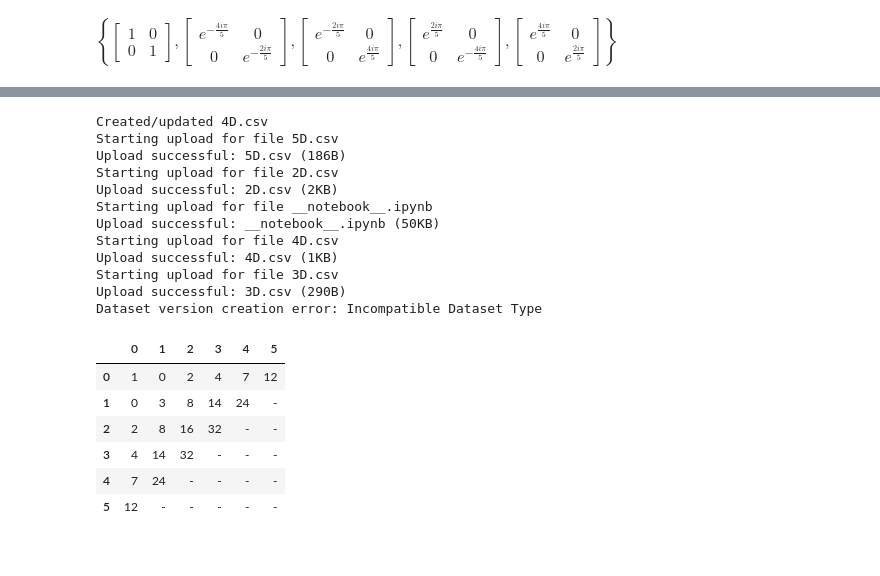
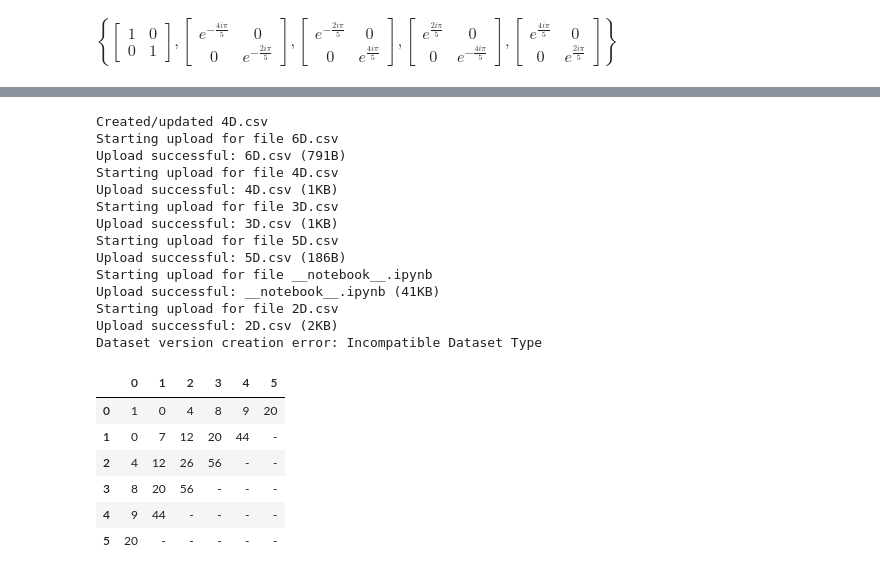
Before and after one commit to tkiran27/Harmonic_Bases_and_Degeneracy_Tables, a Jupyter notebook: harmonic-invariant-basis.ipynb, the cells around one changed output, grey strips where cells are left out. Saved outputs shown, nothing was run; the diff lists cells and outputs as text; code cells hidden in the pictures.

```diff
--- a/harmonic-invariant-basis.ipynb
+++ b/harmonic-invariant-basis.ipynb
@@ -417,27 +388,25 @@ Dataset version creation error: Incompatible Dataset Type
-# %%
-K=Matrix([[1,0,0,0],
-         [0,I,0,0],
-         [0,0,-1,0],
-         [0,0,0,-I]])
-lens_table(5,[1,2,3,4],5)
-# %% [output]
-Created/updated 4D.csv
-Starting upload for file 5D.csv
-Upload successful: 5D.csv (186B)
-Starting upload for file 2D.csv
-Upload successful: 2D.csv (2KB)
-Starting upload for file __notebook__.ipynb
-Upload successful: __notebook__.ipynb (50KB)
-Starting upload for file 4D.csv
-Upload successful: 4D.csv (1KB)
-Starting upload for file 3D.csv
-Upload successful: 3D.csv (290B)
-Dataset version creation error: Incompatible Dataset Type
-|  | 0 | 1 | 2 | 3 | 4 | 5 |
-| 0 | 1 | 0 | 2 | 4 | 7 | 12 |
-| 1 | 0 | 3 | 8 | 14 | 24 | - |
-| 2 | 2 | 8 | 16 | 32 | - | - |
-| 3 | 4 | 14 | 32 | - | - | - |
-| 4 | 7 | 24 | - | - | - | - |
-| 5 | 12 | - | - | - | - | - |
+# %%
+lens_table(3,[1,-1,1,-1],5)
+# %% [output]
+Created/updated 4D.csv
+Starting upload for file 6D.csv
+Upload successful: 6D.csv (791B)
+Starting upload for file 4D.csv
+Upload successful: 4D.csv (1KB)
+Starting upload for file 3D.csv
+Upload successful: 3D.csv (1KB)
+Starting upload for file 5D.csv
+Upload successful: 5D.csv (186B)
+Starting upload for file __notebook__.ipynb
+Upload successful: __notebook__.ipynb (41KB)
+Starting upload for file 2D.csv
+Upload successful: 2D.csv (2KB)
+Dataset version creation error: Incompatible Dataset Type
+|  | 0 | 1 | 2 | 3 | 4 | 5 |
+| 0 | 1 | 0 | 4 | 8 | 9 | 20 |
+| 1 | 0 | 7 | 12 | 20 | 44 | - |
+| 2 | 4 | 12 | 26 | 56 | - | - |
+| 3 | 8 | 20 | 56 | - | - | - |
+| 4 | 9 | 44 | - | - | - | - |
+| 5 | 20 | - | - | - | - | - |
 # %%
```
Also changed, not shown: parts of 12 cells of this notebook.
